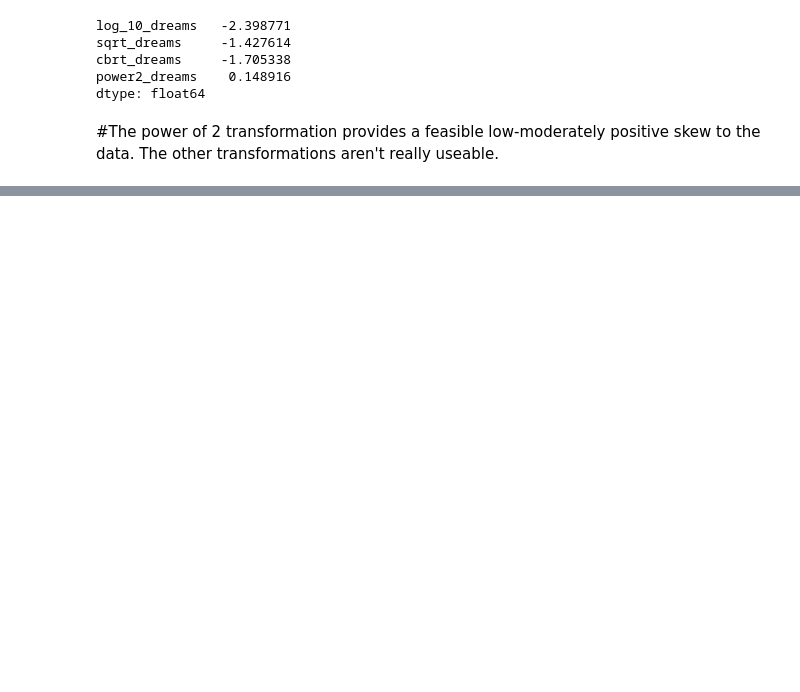
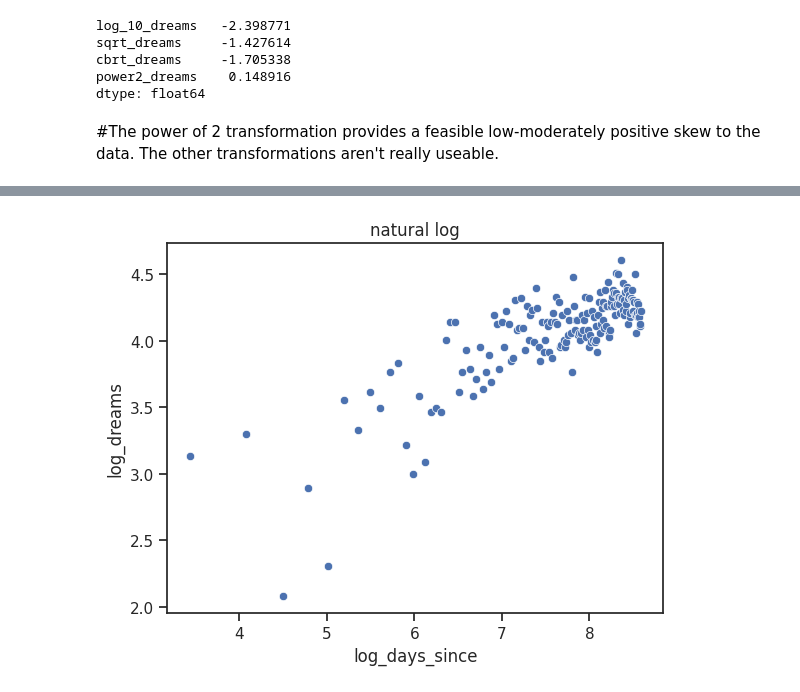
Before and after one commit to supercarp/makeovermonday, a Jupyter notebook: makeover_monday_week_40.ipynb, the cells around one changed output, grey strips where cells are left out. Drawn from its saved outputs; the diff is of its cells as text; code cells hidden in the pictures; blank space fills up the shorter version.

```diff
--- a/makeover_monday_week_40.ipynb
+++ b/makeover_monday_week_40.ipynb
@@ -410,0 +495,11 @@ dtype: float64
+# %%
+# New continuous date column looks good; let's do all the transformations on it and plot them
+df_dreams['log_days_since'] = np.log(df_dreams.days_since_start)
+df_dreams['log10_days_since'] = np.log10(df_dreams.days_since_start)
+df_dreams['sqrt_days_since'] = np.sqrt(df_dreams.days_since_start)
+df_dreams['cbrt_days_since'] = np.cbrt(df_dreams.days_since_start)
+df_dreams['power2_days_since'] = np.power(df_dreams.days_since_start, 2)
+
+# Start with natural log plot
+sns.scatterplot(data=df_dreams, x='log_days_since', y='log_dreams').set(title='natural log');
+# %% [output]
@@ -410,0 +507 @@ dtype: float64
+[figure, added]
```
Also changed, not shown: parts of 27 cells of this notebook.
